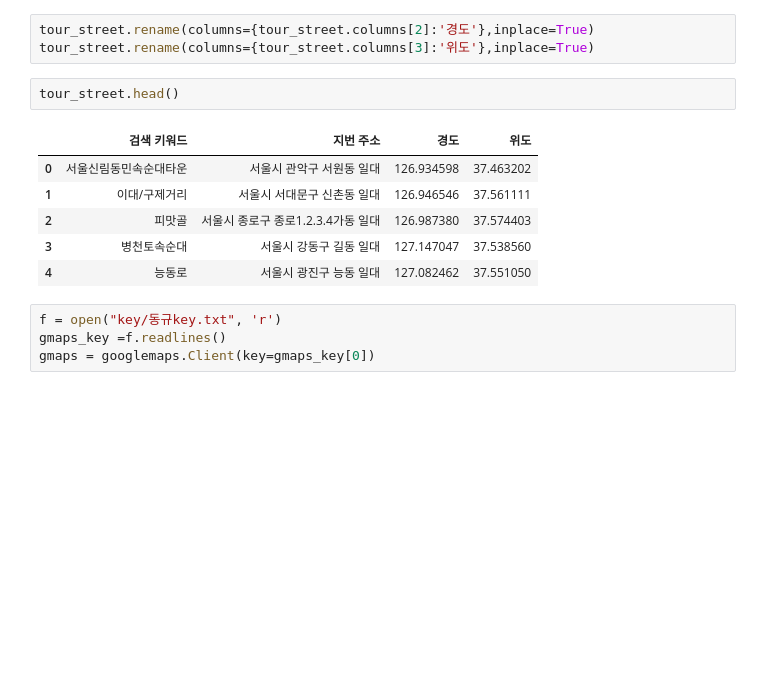
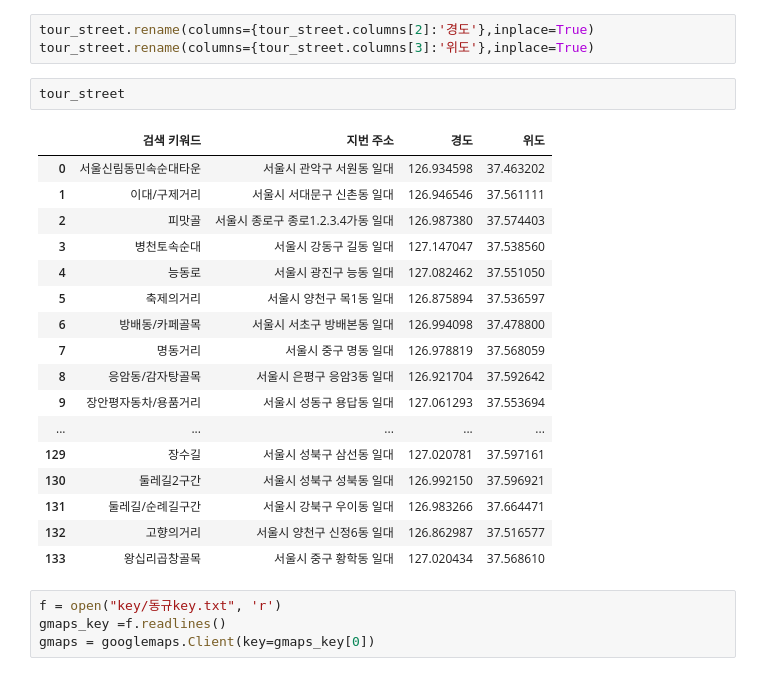
Before and after one commit to jinho-Kang/tour_jupyter, a Jupyter notebook: tour_street.ipynb, the cells around one changed output. Saved outputs shown, nothing was run; the diff lists cells and outputs as text; blank space fills up the shorter version.

Commit message:
tour_jupyter

```diff
--- a/tour_street.ipynb
+++ b/tour_street.ipynb
@@ -11,14 +11,25 @@ tour_street.drop(['키','alias', '최종 표기명' ,'법정 시','법정 구','
 tour_street.rename(columns={tour_street.columns[2]:'경도'},inplace=True)
 tour_street.rename(columns={tour_street.columns[3]:'위도'},inplace=True)
 # %%
-tour_street.head()
+tour_street
 # %% [output]
 |  | 검색 키워드 | 지번 주소 | 경도 | 위도 |
 | 0 | 서울신림동민속순대타운 | 서울시 관악구 서원동 일대 | 126.934598 | 37.463202 |
 | 1 | 이대/구제거리 | 서울시 서대문구 신촌동 일대 | 126.946546 | 37.561111 |
 | 2 | 피맛골 | 서울시 종로구 종로1.2.3.4가동 일대 | 126.987380 | 37.574403 |
 | 3 | 병천토속순대 | 서울시 강동구 길동 일대 | 127.147047 | 37.538560 |
 | 4 | 능동로 | 서울시 광진구 능동 일대 | 127.082462 | 37.551050 |
+| 5 | 축제의거리 | 서울시 양천구 목1동 일대 | 126.875894 | 37.536597 |
+| 6 | 방배동/카페골목 | 서울시 서초구 방배본동 일대 | 126.994098 | 37.478800 |
+| 7 | 명동거리 | 서울시 중구 명동 일대 | 126.978819 | 37.568059 |
+| 8 | 응암동/감자탕골목 | 서울시 은평구 응암3동 일대 | 126.921704 | 37.592642 |
+| 9 | 장안평자동차/용품거리 | 서울시 성동구 용답동 일대 | 127.061293 | 37.553694 |
+| ... | ... | ... | ... | ... |
+| 129 | 장수길 | 서울시 성북구 삼선동 일대 | 127.020781 | 37.597161 |
+| 130 | 둘레길2구간 | 서울시 성북구 성북동 일대 | 126.992150 | 37.596921 |
+| 131 | 둘레길/순례길구간 | 서울시 강북구 우이동 일대 | 126.983266 | 37.664471 |
+| 132 | 고향의거리 | 서울시 양천구 신정6동 일대 | 126.862987 | 37.516577 |
+| 133 | 왕십리곱창골목 | 서울시 중구 황학동 일대 | 127.020434 | 37.568610 |
 # %%
 f = open("key/동규key.txt", 'r')
 gmaps_key =f.readlines()
```
Also changed, not shown: parts of 5 cells of this notebook, 6 other files.
